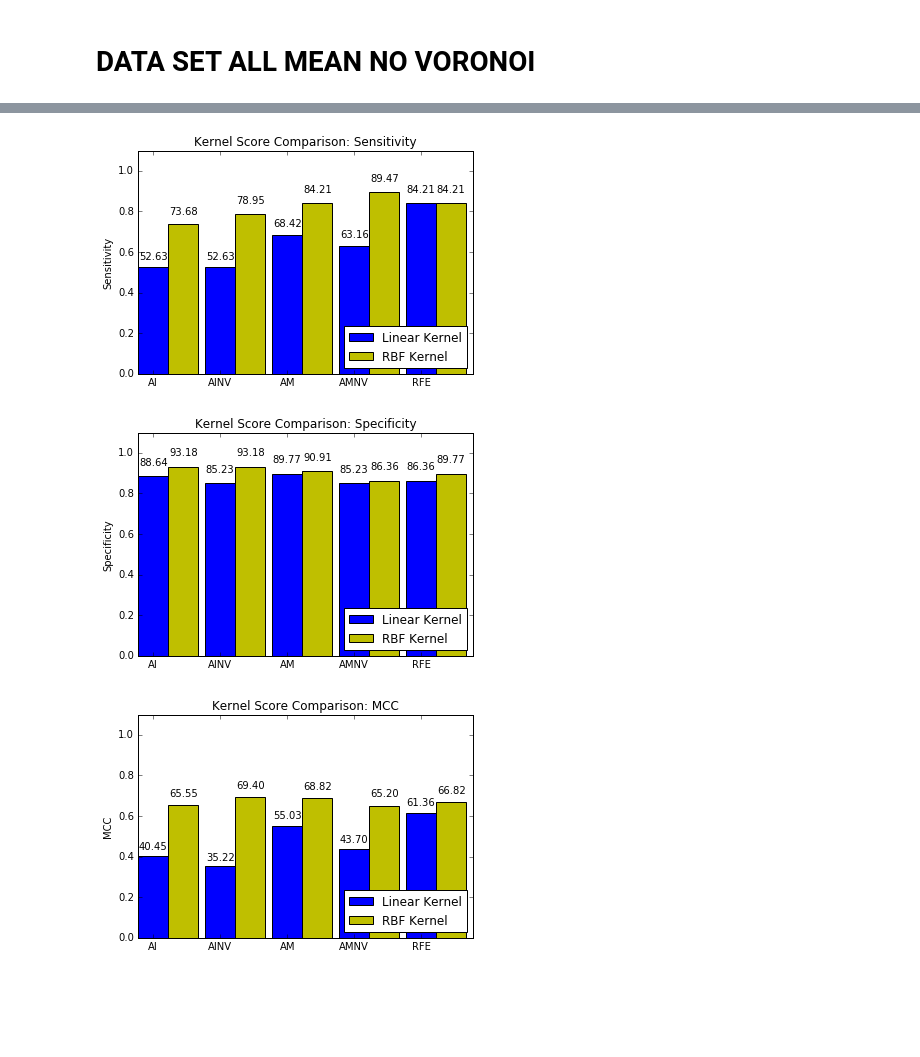
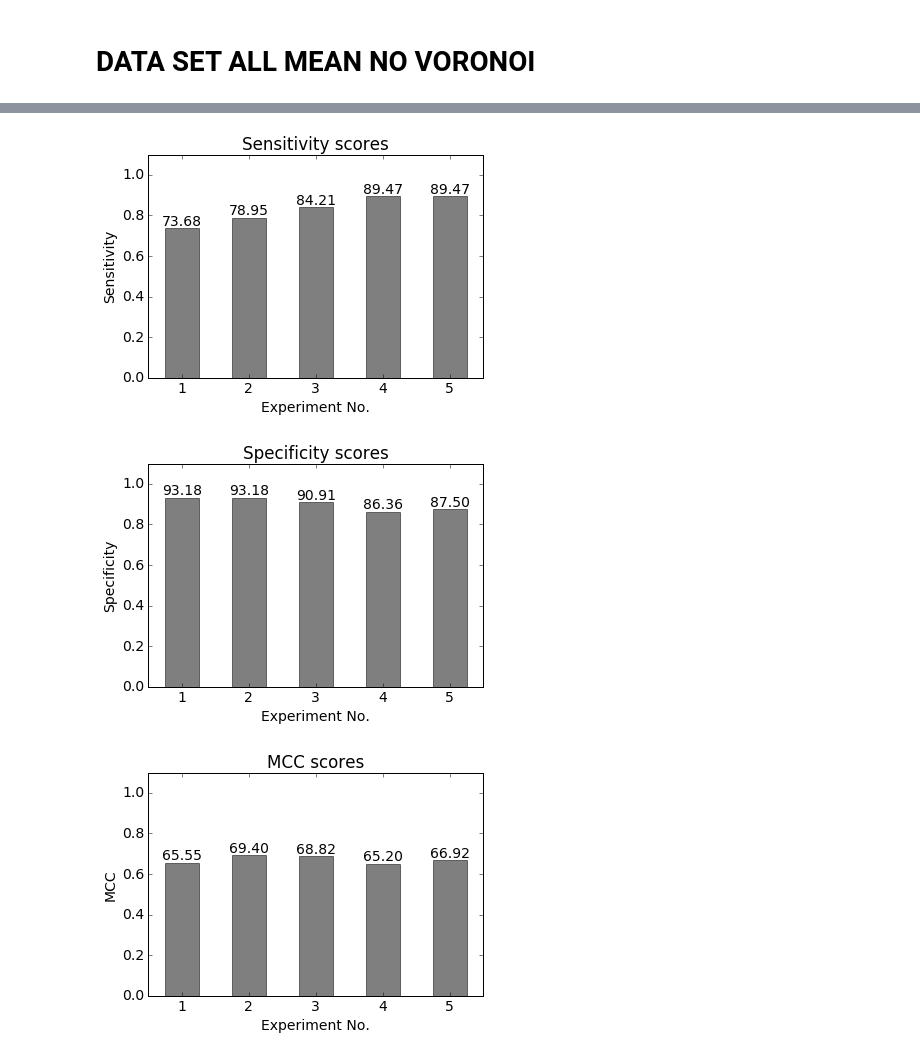
Before and after one commit to rjesteban/defensive-play-classifier, a Jupyter notebook: Final output.ipynb, the cells around one changed output, grey strips where cells are left out. Drawn from its saved outputs; the diff is of its cells as text; code cells hidden in the pictures; blank space fills up the shorter version.

```diff
--- a/Final output.ipynb
+++ b/Final output.ipynb
@@ -410,74 +236,41 @@ CONFUSION MATRIX
 # %%
-sensitivity_lin = ([
-gmeani_all_lin[2][0],
-gmeani_novoronoi_lin[2][0],
-gmeanm_all_lin[2][0],
-gmeanm_novoronoi_lin[2][0],
-gmean_rfe_lin[2][0]])
-
 sensitivity_rbf = ([
 gmeani_all_rbf[2][0],
 gmeani_novoronoi_rbf[2][0],
 gmeanm_all_rbf[2][0],
 gmeanm_novoronoi_rbf[2][0],
-gmeanm_rfe_rbf[2][0]])
-
-specificity_lin = ([
-gmeani_all_lin[2][1],
-gmeani_novoronoi_lin[2][1],
-gmeanm_all_lin[2][1],
-gmeanm_novoronoi_lin[2][1],
-gmean_rfe_lin[2][1],
-])
-
+gmean_FE[2][0]])
 
 specificity_rbf =([
 gmeani_all_rbf[2][1],
 gmeani_novoronoi_rbf[2][1],
 gmeanm_all_rbf[2][1],
 gmeanm_novoronoi_rbf[2][1],
-gmeanm_rfe_rbf[2][1]
-])
-
-matthews_lin = ([
-gmeani_all_lin[2][2],
-gmeani_novoronoi_lin[2][2],
-gmeanm_all_lin[2][2],
-gmeanm_novoronoi_lin[2][2],
-gmean_rfe_lin[2][2],
+gmean_FE[2][1]
 ])
 
 matthews_rbf = ([
 gmeani_all_rbf[2][2],
 gmeani_novoronoi_rbf[2][2],
 gmeanm_all_rbf[2][2],
 gmeanm_novoronoi_rbf[2][2],
-gmeanm_rfe_rbf[2][2]
-])
-
-gmean_lin = ([
-gmeani_all_lin[2][3],
-gmeani_novoronoi_lin[2][3],
-gmeanm_all_lin[2][3],
-gmeanm_novoronoi_lin[2][3],
-gmean_rfe_lin[2][3],
+gmean_FE[2][2]
 ])
 
 gmean_rbf = ([
 gmeani_all_rbf[2][3],
 gmeani_novoronoi_rbf[2][3],
 gmeanm_all_rbf[2][3],
 gmeanm_novoronoi_rbf[2][3],
-gmeanm_rfe_rbf[2][3]
+gmean_FE[2][3]
 ])
 
-scores_lin = [sensitivity_lin, specificity_lin, matthews_lin, gmean_lin]
 scores_rbf = [sensitivity_rbf, specificity_rbf, matthews_rbf, gmean_rbf]
 labels = ["Sensitivity", "Specificity", "MCC", "G-mean"]
 
-for score_lin, score_rbf, label in zip(scores_lin, scores_rbf, labels):
-    plot_bar_chart_comparison(score_lin, score_rbf, label)
+for score_rbf, label in zip(scores_rbf, labels):
+    plot_bar_chart(label, ["1", "2", "3", "4", "5"], score_rbf)
 # %% [output]
-[figure, old version]
+[figure, new version]
-[figure, old version]
+[figure, new version]
-[figure, old version]
+[figure, new version]
```
Also changed, not shown: parts of 15 cells of this notebook.
